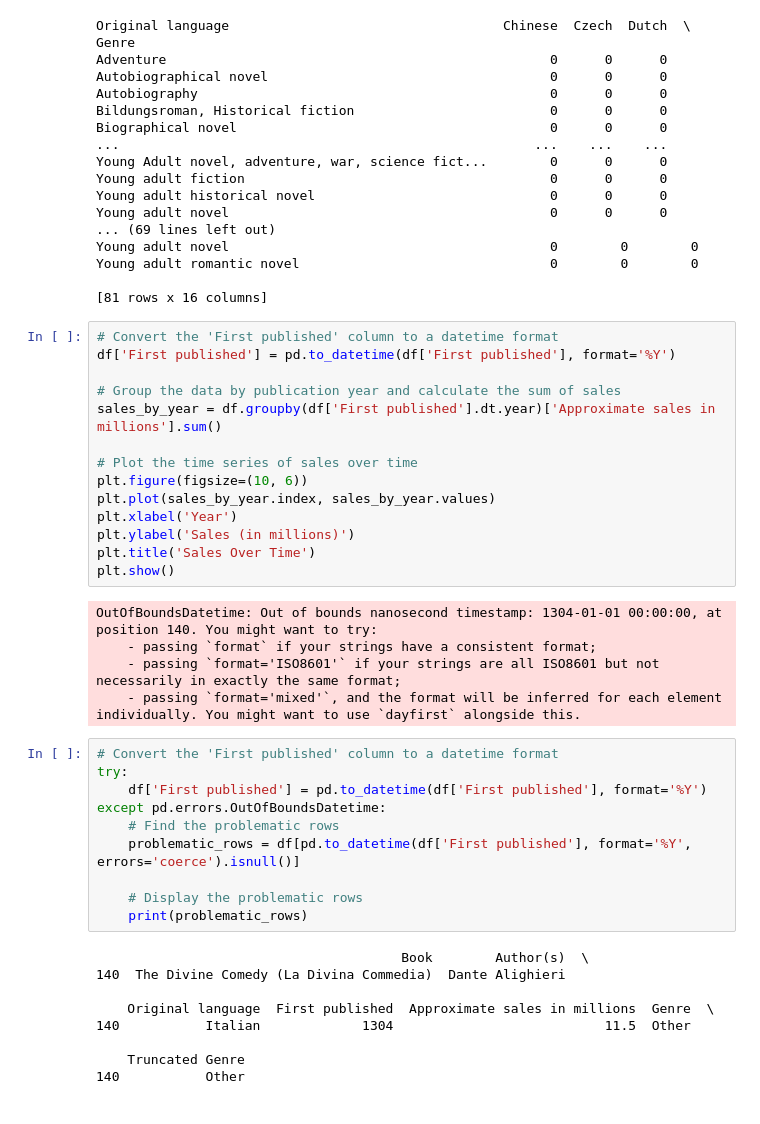
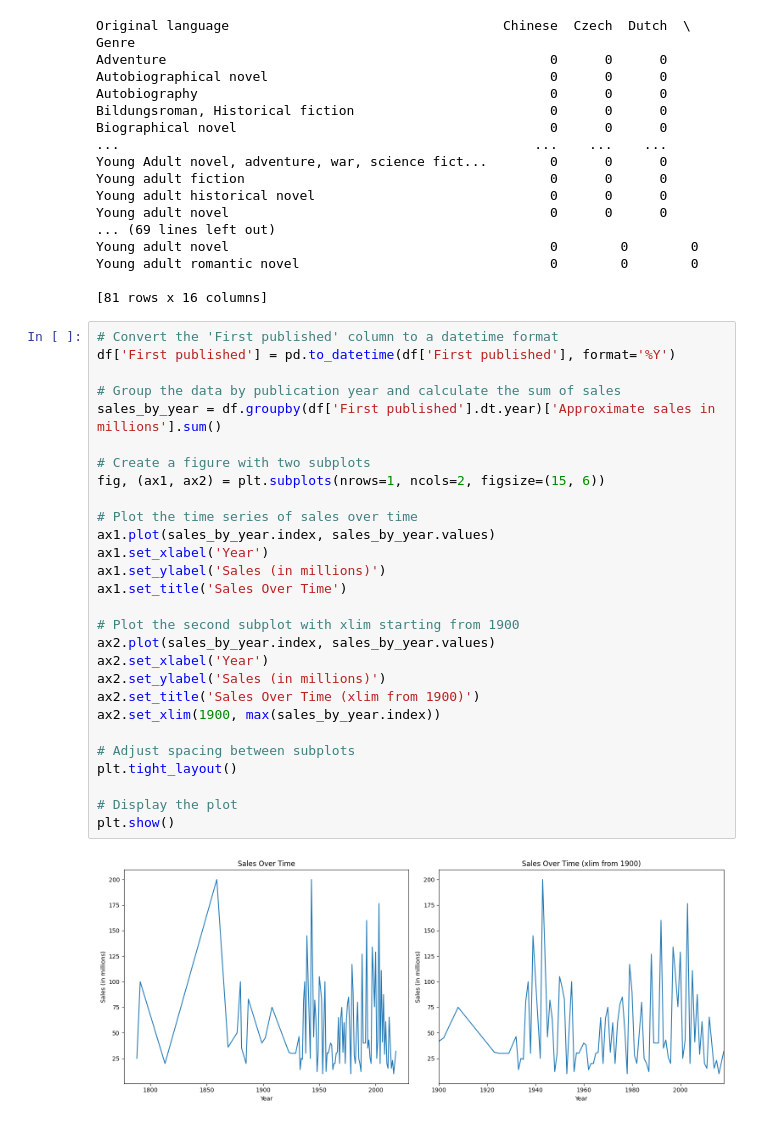
Before and after one commit to AestheticPoints/best-seller-books, a Jupyter notebook: data_visualization.ipynb, the cells around one changed output. Cells and saved outputs as stored; diff of their text form.

```diff
--- a/data_visualization.ipynb
+++ b/data_visualization.ipynb
@@ -400,38 +406,30 @@ Young adult romantic novel                                0        0        0
 # %%
 # Convert the 'First published' column to a datetime format
 df['First published'] = pd.to_datetime(df['First published'], format='%Y')
 
 # Group the data by publication year and calculate the sum of sales
 sales_by_year = df.groupby(df['First published'].dt.year)['Approximate sales in millions'].sum()
 
+# Create a figure with two subplots
+fig, (ax1, ax2) = plt.subplots(nrows=1, ncols=2, figsize=(15, 6))
+
 # Plot the time series of sales over time
-plt.figure(figsize=(10, 6))
-plt.plot(sales_by_year.index, sales_by_year.values)
-plt.xlabel('Year')
-plt.ylabel('Sales (in millions)')
-plt.title('Sales Over Time')
+ax1.plot(sales_by_year.index, sales_by_year.values)
+ax1.set_xlabel('Year')
+ax1.set_ylabel('Sales (in millions)')
+ax1.set_title('Sales Over Time')
+
+# Plot the second subplot with xlim starting from 1900
+ax2.plot(sales_by_year.index, sales_by_year.values)
+ax2.set_xlabel('Year')
+ax2.set_ylabel('Sales (in millions)')
+ax2.set_title('Sales Over Time (xlim from 1900)')
+ax2.set_xlim(1900, max(sales_by_year.index))
+
+# Adjust spacing between subplots
+plt.tight_layout()
+
+# Display the plot
 plt.show()
 # %% [output]
-OutOfBoundsDatetime: Out of bounds nanosecond timestamp: 1304-01-01 00:00:00, at position 140. You might want to try:
-    - passing `format` if your strings have a consistent format;
-    - passing `format='ISO8601'` if your strings are all ISO8601 but not necessarily in exactly the same format;
-    - passing `format='mixed'`, and the format will be inferred for each element individually. You might want to use `dayfirst` alongside this.
+[figure, added]
-# %%
-# Convert the 'First published' column to a datetime format
-try:
-    df['First published'] = pd.to_datetime(df['First published'], format='%Y')
-except pd.errors.OutOfBoundsDatetime:
-    # Find the problematic rows
-    problematic_rows = df[pd.to_datetime(df['First published'], format='%Y', errors='coerce').isnull()]
-
-    # Display the problematic rows
-    print(problematic_rows)
-# %% [output]
-                                       Book        Author(s)  \
-140  The Divine Comedy (La Divina Commedia)  Dante Alighieri
-
-    Original language  First published  Approximate sales in millions  Genre  \
-140           Italian             1304                           11.5  Other
-
-    Truncated Genre
-140           Other
```
Also changed, not shown: parts of 10 cells of this notebook.
